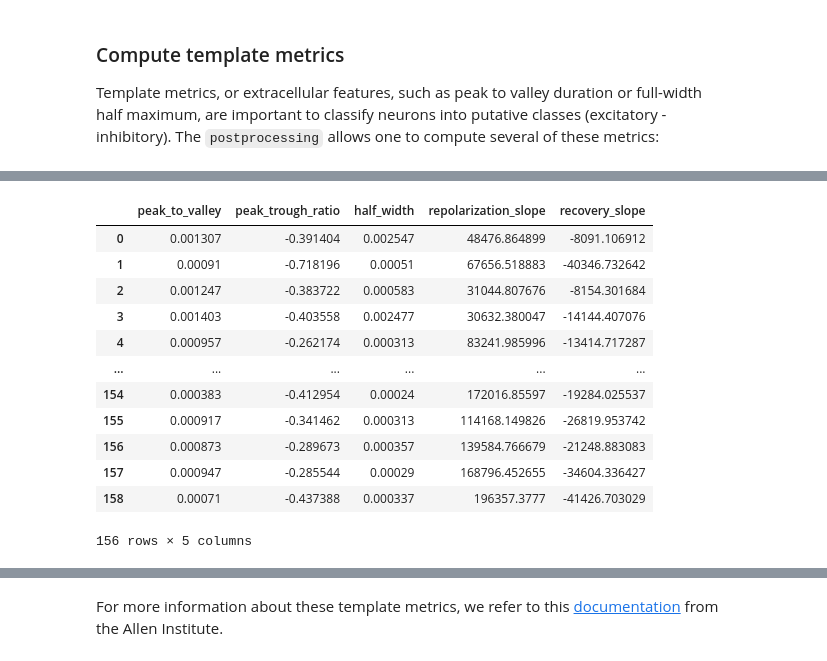
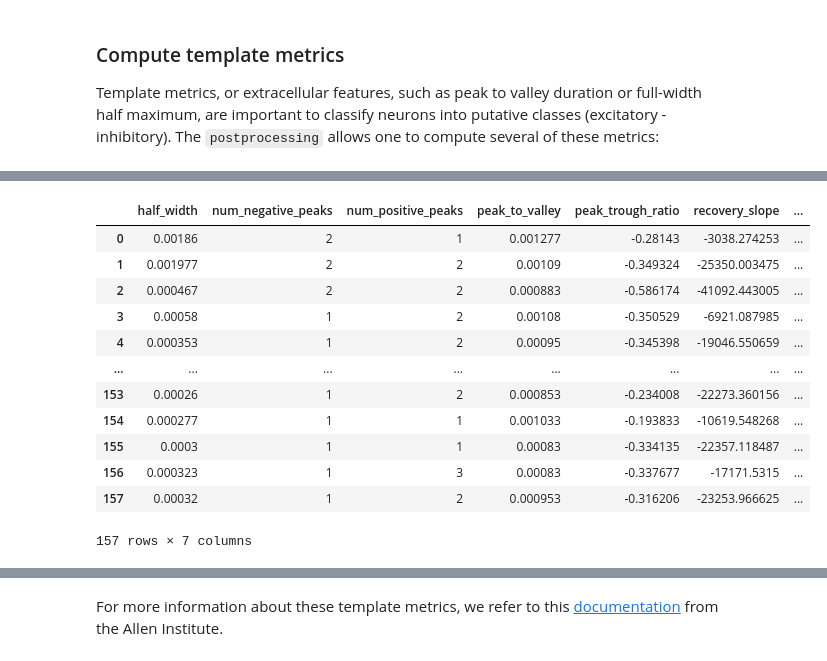
Before and after one commit to samuelgarcia/school_spike_sorting_Aussois_2024, a Jupyter notebook: Tutorial_spikeinterface/SpikeInterface_Tutorial.ipynb, the cells around one changed output, grey strips where cells are left out. Saved outputs shown, nothing was run; the diff lists cells and outputs as text; code cells hidden in the pictures.

```diff
--- a/Tutorial_spikeinterface/SpikeInterface_Tutorial.ipynb
+++ b/Tutorial_spikeinterface/SpikeInterface_Tutorial.ipynb
@@ -883,18 +819,19 @@ print(si.get_template_metric_names())
-# %%
-template_metrics = si.calculate_template_metrics(we)
-display(template_metrics)
-# %% [output]
-|  | peak_to_valley | peak_trough_ratio | half_width | repolarization_slope | recovery_slope |
-| 0 | 0.001307 | -0.391404 | 0.002547 | 48476.864899 | -8091.106912 |
-| 1 | 0.00091 | -0.718196 | 0.00051 | 67656.518883 | -40346.732642 |
-| 2 | 0.001247 | -0.383722 | 0.000583 | 31044.807676 | -8154.301684 |
-| 3 | 0.001403 | -0.403558 | 0.002477 | 30632.380047 | -14144.407076 |
-| 4 | 0.000957 | -0.262174 | 0.000313 | 83241.985996 | -13414.717287 |
-| ... | ... | ... | ... | ... | ... |
-| 154 | 0.000383 | -0.412954 | 0.00024 | 172016.85597 | -19284.025537 |
-| 155 | 0.000917 | -0.341462 | 0.000313 | 114168.149826 | -26819.953742 |
-| 156 | 0.000873 | -0.289673 | 0.000357 | 139584.766679 | -21248.883083 |
-| 157 | 0.000947 | -0.285544 | 0.00029 | 168796.452655 | -34604.336427 |
-| 158 | 0.00071 | -0.437388 | 0.000337 | 196357.3777 | -41426.703029 |
-156 rows × 5 columns
+# %%
+# analyzer.compute("template_metrics")
+template_metrics = si.compute_template_metrics(analyzer)
+display(template_metrics)
+# %% [output]
+|  | half_width | num_negative_peaks | num_positive_peaks | peak_to_valley | peak_trough_ratio | recovery_slope | ... |
+| 0 | 0.00186 | 2 | 1 | 0.001277 | -0.28143 | -3038.274253 | ... |
+| 1 | 0.001977 | 2 | 2 | 0.00109 | -0.349324 | -25350.003475 | ... |
+| 2 | 0.000467 | 2 | 2 | 0.000883 | -0.586174 | -41092.443005 | ... |
+| 3 | 0.00058 | 1 | 2 | 0.00108 | -0.350529 | -6921.087985 | ... |
+| 4 | 0.000353 | 1 | 2 | 0.00095 | -0.345398 | -19046.550659 | ... |
+| ... | ... | ... | ... | ... | ... | ... | ... |
+| 153 | 0.00026 | 1 | 2 | 0.000853 | -0.234008 | -22273.360156 | ... |
+| 154 | 0.000277 | 1 | 1 | 0.001033 | -0.193833 | -10619.548268 | ... |
+| 155 | 0.0003 | 1 | 1 | 0.00083 | -0.334135 | -22357.118487 | ... |
+| 156 | 0.000323 | 1 | 3 | 0.00083 | -0.337677 | -17171.5315 | ... |
+| 157 | 0.00032 | 1 | 2 | 0.000953 | -0.316206 | -23253.966625 | ... |
+157 rows × 7 columns
 # %%
```
Also changed, not shown: parts of 111 cells of this notebook.
